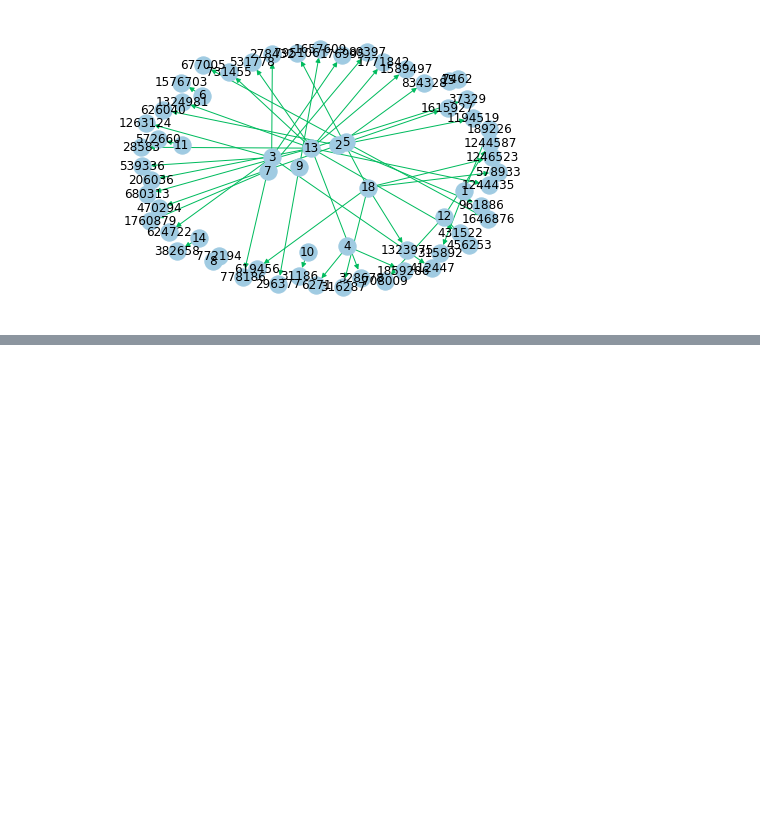
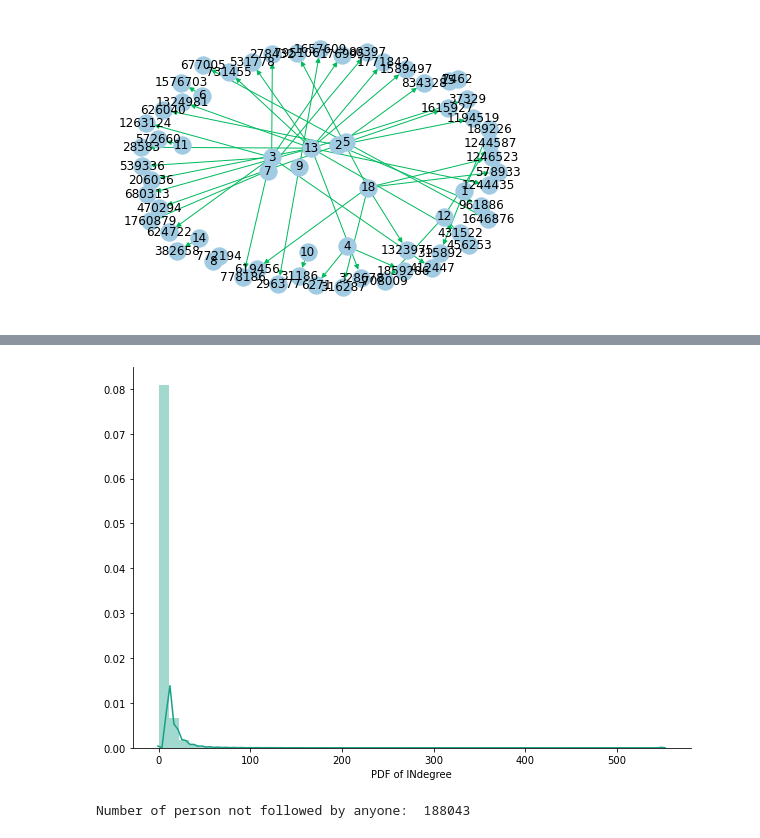
Before and after one commit to danish2562022/Social_network_Graph_Link_Prediction, a Jupyter notebook: EDA.ipynb, the cells around one changed output, grey strips where cells are left out. Drawn from its saved outputs; the diff is of its cells as text; code cells hidden in the pictures; blank space fills up the shorter version.

```diff
--- a/EDA.ipynb
+++ b/EDA.ipynb
@@ -69,0 +84,13 @@ print(1)
+# %%
+fig, ax = plt.subplots()
+fig.set_size_inches(10, 7)
+sns.distplot(indegree_dist, color='#16A085')
+plt.xlabel('PDF of INdegree')
+sns.despine()
+# %% [output]
+[figure, added]
+# %%
+# Finding Number of person are not followed by anyone
+print("Number of person not followed by anyone: ",sum(np.array(indegree_dist)==0))
+# %% [output]
+Number of person not followed by anyone:  188043
```
Also changed, not shown: parts of 8 cells of this notebook.
